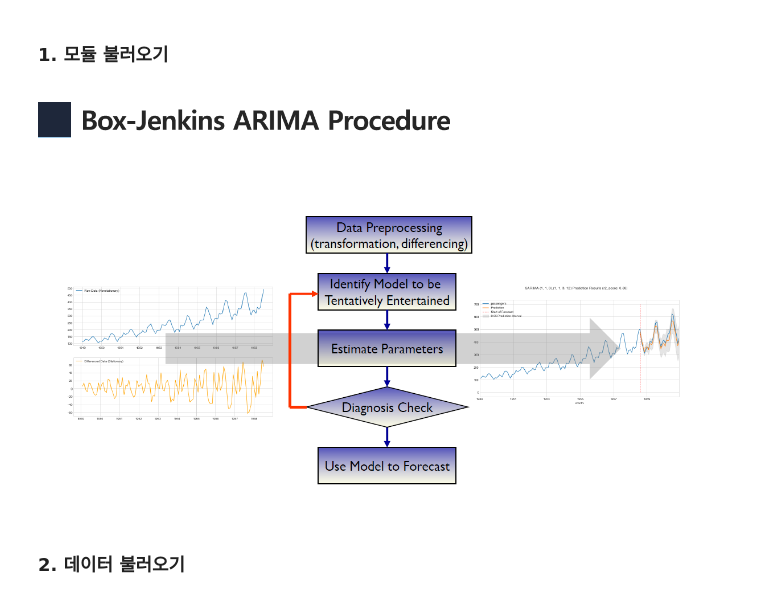
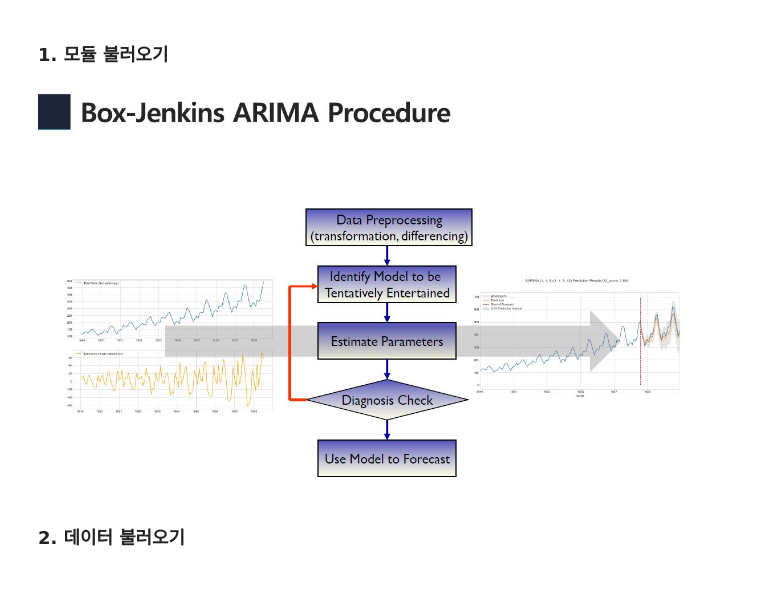
Before and after one commit to caplove/DX_LG_KOREA, a Jupyter notebook: 통계기반시계열분석 2회차 - 2.ipynb, the cells around one changed output. Saved outputs shown, nothing was run; the diff lists cells and outputs as text; code cells hidden in the pictures.

```diff
--- a/통계기반시계열분석 2회차 - 2.ipynb
+++ b/통계기반시계열분석 2회차 - 2.ipynb
@@ -64,7 +66,9 @@ warnings.filterwarnings(action='ignore')
 
 import yfinance as yfin
 from prophet import Prophet
-# %% [markdown]
-![image.png](attachment:image.png)
+# %%
+Image('image/image_19.JPG')
+# %% [output]
+[figure, added]
 # %% [markdown]
 ### 2. 데이터 불러오기
```
Also changed, not shown: parts of 67 cells of this notebook.
